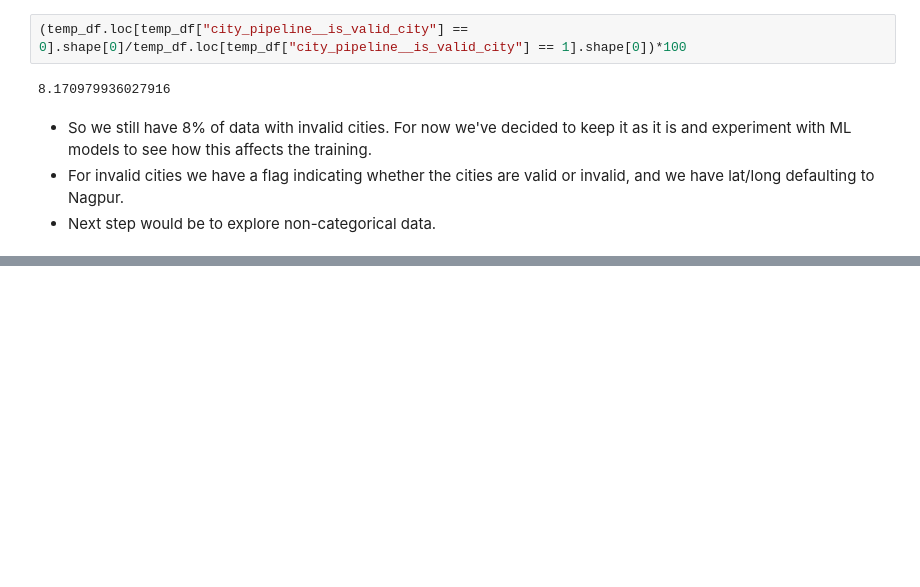
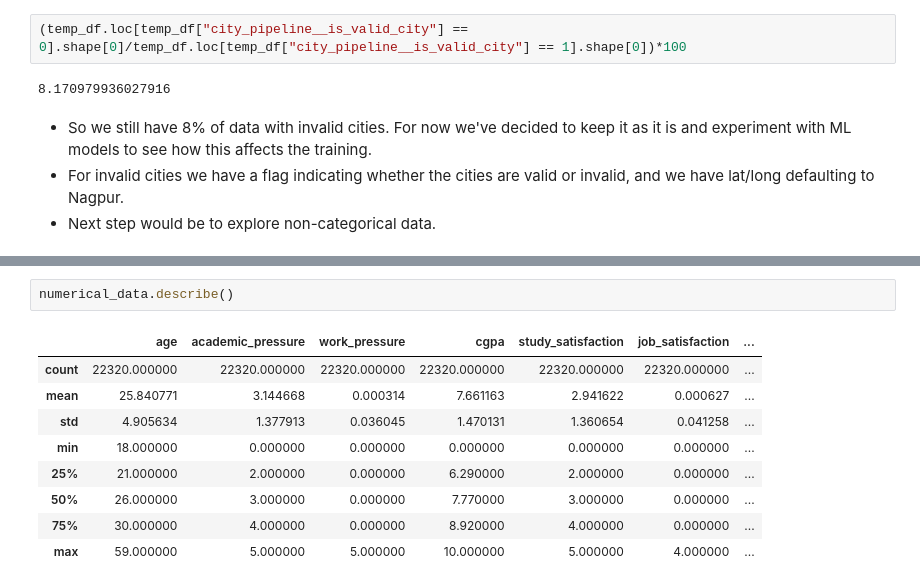
Before and after one commit to gaurangdave/mental_health_ml, a Jupyter notebook: notebooks/01_data_exploration.ipynb, the cells around one changed output, grey strips where cells are left out. Drawn from its saved outputs; the diff is of its cells as text; blank space fills up the shorter version.

```diff
--- a/notebooks/01_data_exploration.ipynb
+++ b/notebooks/01_data_exploration.ipynb
@@ -873,0 +920,12 @@ Name: count, dtype: int64
+# %%
+numerical_data.describe()
+# %% [output]
+|  | age | academic_pressure | work_pressure | cgpa | study_satisfaction | job_satisfaction | ... |
+| count | 22320.000000 | 22320.000000 | 22320.000000 | 22320.000000 | 22320.000000 | 22320.000000 | ... |
+| mean | 25.840771 | 3.144668 | 0.000314 | 7.661163 | 2.941622 | 0.000627 | ... |
+| std | 4.905634 | 1.377913 | 0.036045 | 1.470131 | 1.360654 | 0.041258 | ... |
+| min | 18.000000 | 0.000000 | 0.000000 | 0.000000 | 0.000000 | 0.000000 | ... |
+| 25% | 21.000000 | 2.000000 | 0.000000 | 6.290000 | 2.000000 | 0.000000 | ... |
+| 50% | 26.000000 | 3.000000 | 0.000000 | 7.770000 | 3.000000 | 0.000000 | ... |
+| 75% | 30.000000 | 4.000000 | 0.000000 | 8.920000 | 4.000000 | 0.000000 | ... |
+| max | 59.000000 | 5.000000 | 5.000000 | 10.000000 | 5.000000 | 4.000000 | ... |
```
Also changed, not shown: parts of 13 cells of this notebook.
